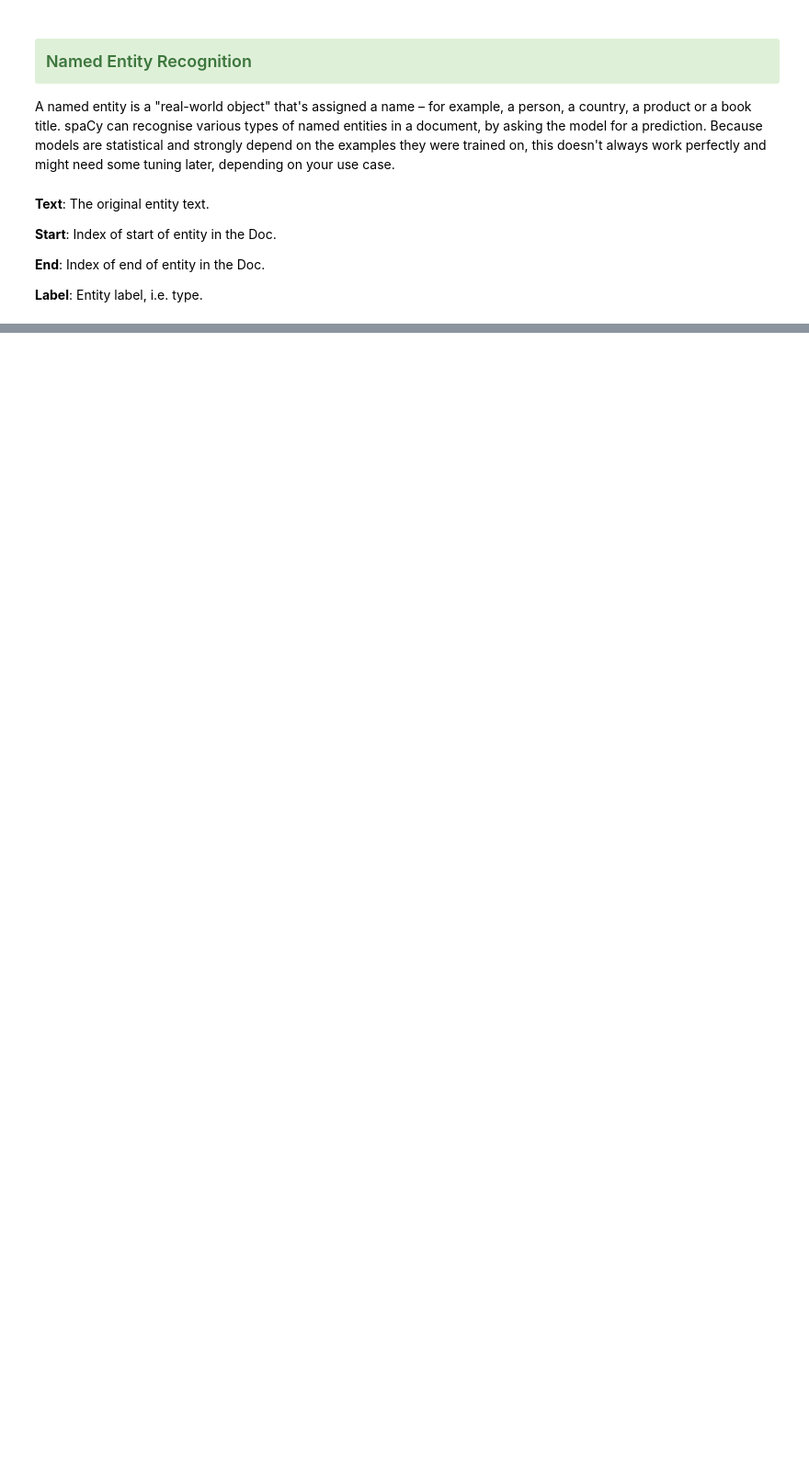
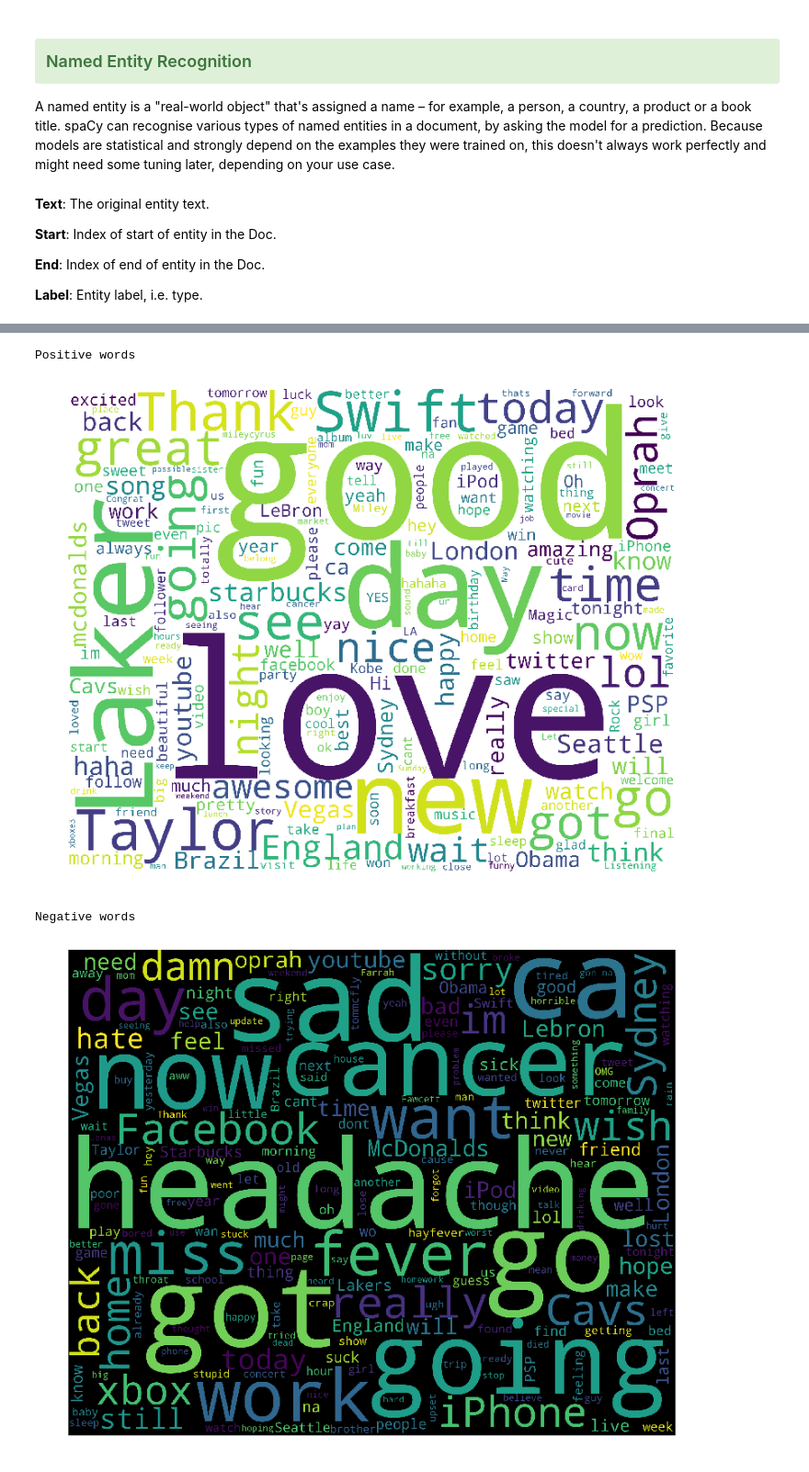
Before and after one commit to AlexFridman/nlp_tutorial_draft, a Jupyter notebook: NLP_Tasks.ipynb, the cells around one changed output, grey strips where cells are left out. Shown at 92% size. Drawn from its saved outputs; the diff is of its cells as text; code cells hidden in the pictures; blank space fills up the shorter version.

```diff
--- a/NLP_Tasks.ipynb
+++ b/NLP_Tasks.ipynb
@@ -131,0 +165,9 @@ Apple ORG is looking at buying U.K. GPE startup for $1 billion MONEY
+# %%
+sents = ["War doesn't show who's right, just who's left.",
+         "Ein, zwei, drei, vier",
+         "L'italiano è diffuso nelle comunità di emigrazione italiana",
+         "Jedinstvo latinskoga jezika razbijeno je, pa u njega sve snažnije probijaju posebnosti lokalnih govora"]
+
+for sent in sents:
+    print(sent)
+    print(detect(sent) + '\n')
@@ -131,0 +212,7 @@ Apple ORG is looking at buying U.K. GPE startup for $1 billion MONEY
+# %%
+# Function to formt data
+def format_sentence(sent):
+    return({word: True for word in nltk.word_tokenize(sent)})
+
+print("The cat is very cute")
+print(format_sentence("The cat is very cute"))
@@ -131,0 +281,27 @@ Apple ORG is looking at buying U.K. GPE startup for $1 billion MONEY
+# %%
+pos_words = itertools.chain.from_iterable((words for words, _ in pos))
+pos_words = (w for w in pos_words if re.match('\w{2,}', w))
+
+neg_words = itertools.chain.from_iterable((words for words, _ in neg))
+neg_words = (w for w in neg_words if re.match('\w{2,}', w))
+# %%
+def wordcloud_draw(words, color='black'):
+    wordcloud = WordCloud(stopwords=STOPWORDS,
+                      background_color=color,
+                      width=2500,
+                      height=2000
+                     ).generate(' '.join(words))
+    plt.figure(1,figsize=(13, 13))
+    plt.imshow(wordcloud)
+    plt.axis('off')
+    plt.show()
+
+print("Positive words")
+wordcloud_draw(pos_words,'white')
+print("Negative words")
+wordcloud_draw(neg_words)
+# %% [output]
+Positive words
+[figure, added]
+Negative words
+[figure, added]
```
Also changed, not shown: parts of 39 cells of this notebook, 11 other files.
